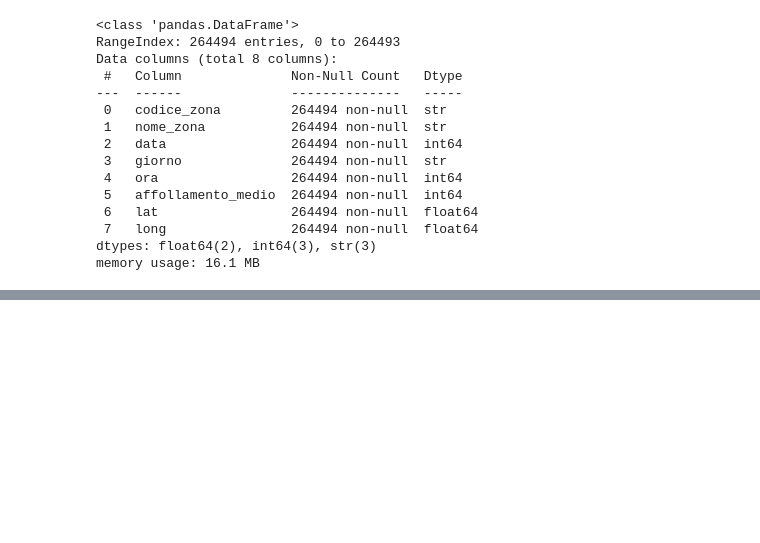
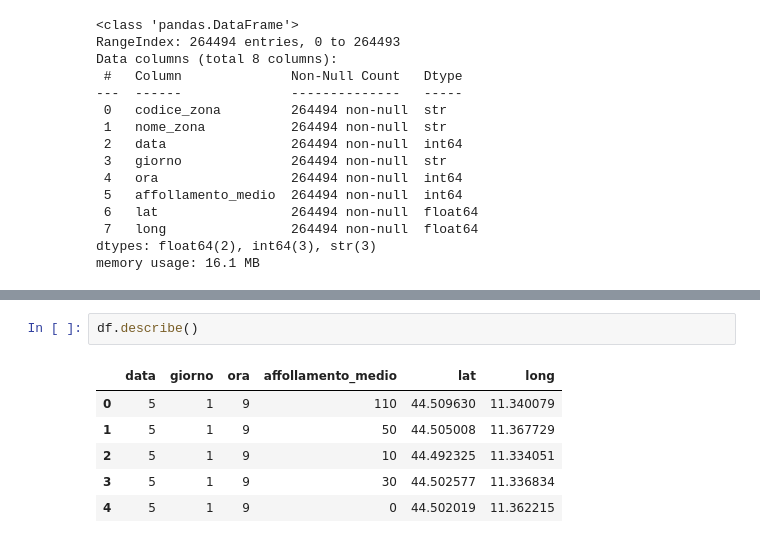
Before and after one commit to GabrieleBan/bologna_pop, a Jupyter notebook: main.ipynb, the cells around one changed output, grey strips where cells are left out. Drawn from its saved outputs; the diff is of its cells as text; blank space fills up the shorter version.

```diff
--- a/main.ipynb
+++ b/main.ipynb
@@ -124,0 +197,9 @@ memory usage: 16.1 MB
+# %%
+df.describe()
+# %% [output]
+|  | data | giorno | ora | affollamento_medio | lat | long |
+| 0 | 5 | 1 | 9 | 110 | 44.509630 | 11.340079 |
+| 1 | 5 | 1 | 9 | 50 | 44.505008 | 11.367729 |
+| 2 | 5 | 1 | 9 | 10 | 44.492325 | 11.334051 |
+| 3 | 5 | 1 | 9 | 30 | 44.502577 | 11.336834 |
+| 4 | 5 | 1 | 9 | 0 | 44.502019 | 11.362215 |
```
Also changed, not shown: parts of 8 cells of this notebook.
